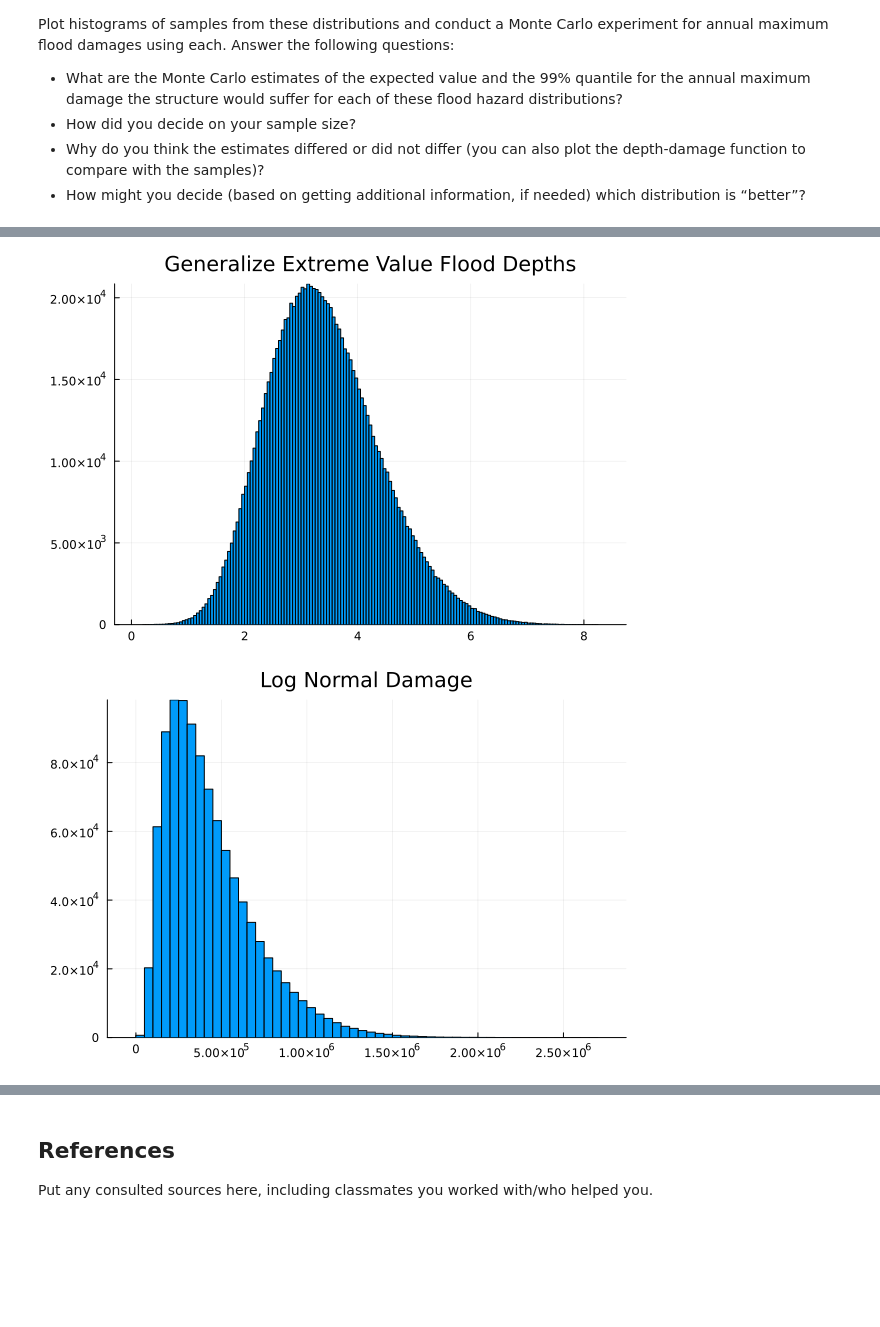
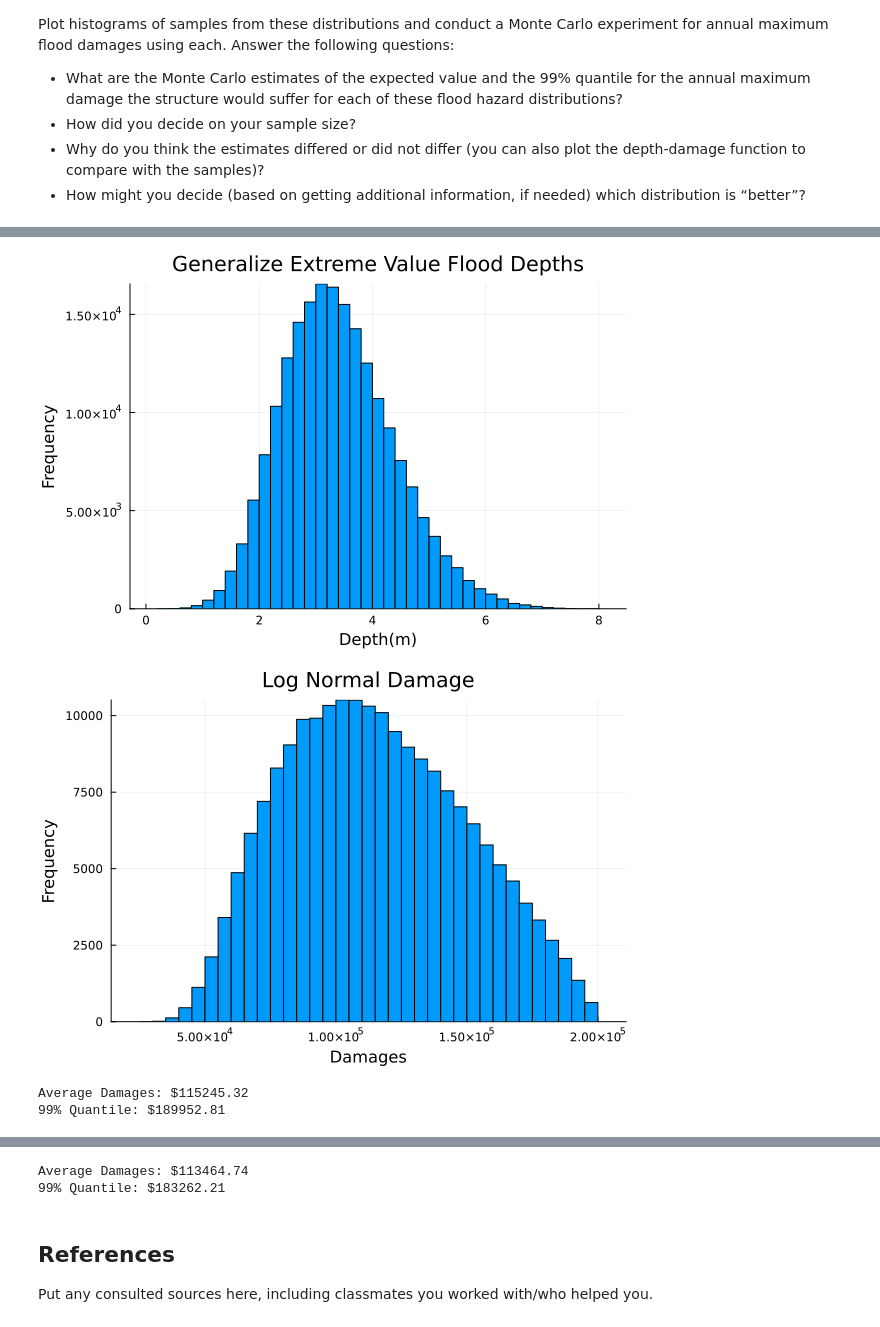
Before and after one commit to BEE4750-FA25/lab-2-cpj35-design, a Jupyter notebook: lab02.ipynb, the cells around one changed output, grey strips where cells are left out. Saved outputs shown, nothing was run; the diff lists cells and outputs as text; code cells hidden in the pictures; blank space fills up the shorter version.

```diff
--- a/lab02.ipynb
+++ b/lab02.ipynb
@@ -170,9 +170,9 @@ following questions:
 L=200_000
 k=0.8
 h0=3
-sample_size=1_000_000
+sample_size=200_000
 
-damages(h)=h*L/(1+exp(-k*(h-h0)))
+damages(h)=L/(1+exp(-k*(h-h0)))
 
 depth_logn = rand(LogNormal(1.2,0.3),sample_size)
 depth_GEV = rand(GeneralizedExtremeValue(3,0.9,-0.15),sample_size)
@@ -180,15 +180,23 @@ depth_GEV = rand(GeneralizedExtremeValue(3,0.9,-0.15),sample_size)
 damage_vals_logn = damages.(depth_logn)
 damage_vals_GEV = damages.(depth_GEV)
 
-sample_logn_plot = histogram(depth_logn, legend=false, title="Log Normal Flood Depths")
+sample_logn_plot = histogram(depth_logn, legend=false, bins=50, title="Log Normal Flood Depths", xlabel="Depth(m)", ylabel="Frequency")
 display(sample_logn_plot)
 
-sample_GEV_plot = histogram(depth_GEV, legend=false, title="Generalize Extreme Value Flood Depths")
+sample_GEV_plot = histogram(depth_GEV, legend=false, bins=50, title="Generalize Extreme Value Flood Depths", xlabel="Depth(m)", ylabel="Frequency")
 display(sample_GEV_plot)
 
-log_plot = histogram(damage_vals_logn, legend=false, bins=50, title="Log Normal Damage")
+log_plot = histogram(damage_vals_logn, legend=false, bins=50, title="Log Normal Damage", xlabel="Damages", ylabel="Frequency")
 display(log_plot)
 
-GEV_plot =  histogram(damage_vals_GEV, legend=false, bins=50, title="Generalized Extreme Value Damage")
+monte_estimate_logn=mean(damage_vals_logn)
+quant_99_logn = quantile(damage_vals_logn, 0.99)
+println("Average Damages: \$$(round(monte_estimate_logn,digits=2))\n99% Quantile: \$$(round(quant_99_logn, digits=2))")
+
+GEV_plot =  histogram(damage_vals_GEV, legend=false, bins=50, title="Generalized Extreme Value Damage", xlabel="Damages", ylabel="Frequency")
 display(GEV_plot)
+
+monte_estimate_GEV=mean(damage_vals_GEV)
+quant_99_GEV = quantile(damage_vals_GEV, 0.99)
+println("Average Damages: \$$(round(monte_estimate_GEV,digits=2))\n99% Quantile: \$$(round(quant_99_GEV, digits=2))")
 # %% [output]
@@ -196,2 +204,4 @@ display(GEV_plot)
-[figure, old version]
+[figure, new version]
-[figure, old version]
+[figure, new version]
+Average Damages: $115245.32
+99% Quantile: $189952.81
@@ -199,3 +209,5 @@ display(GEV_plot)
+Average Damages: $113464.74
+99% Quantile: $183262.21
 # %% [markdown]
 ## References
 
```
Also changed, not shown: parts of 1 cell of this notebook.
